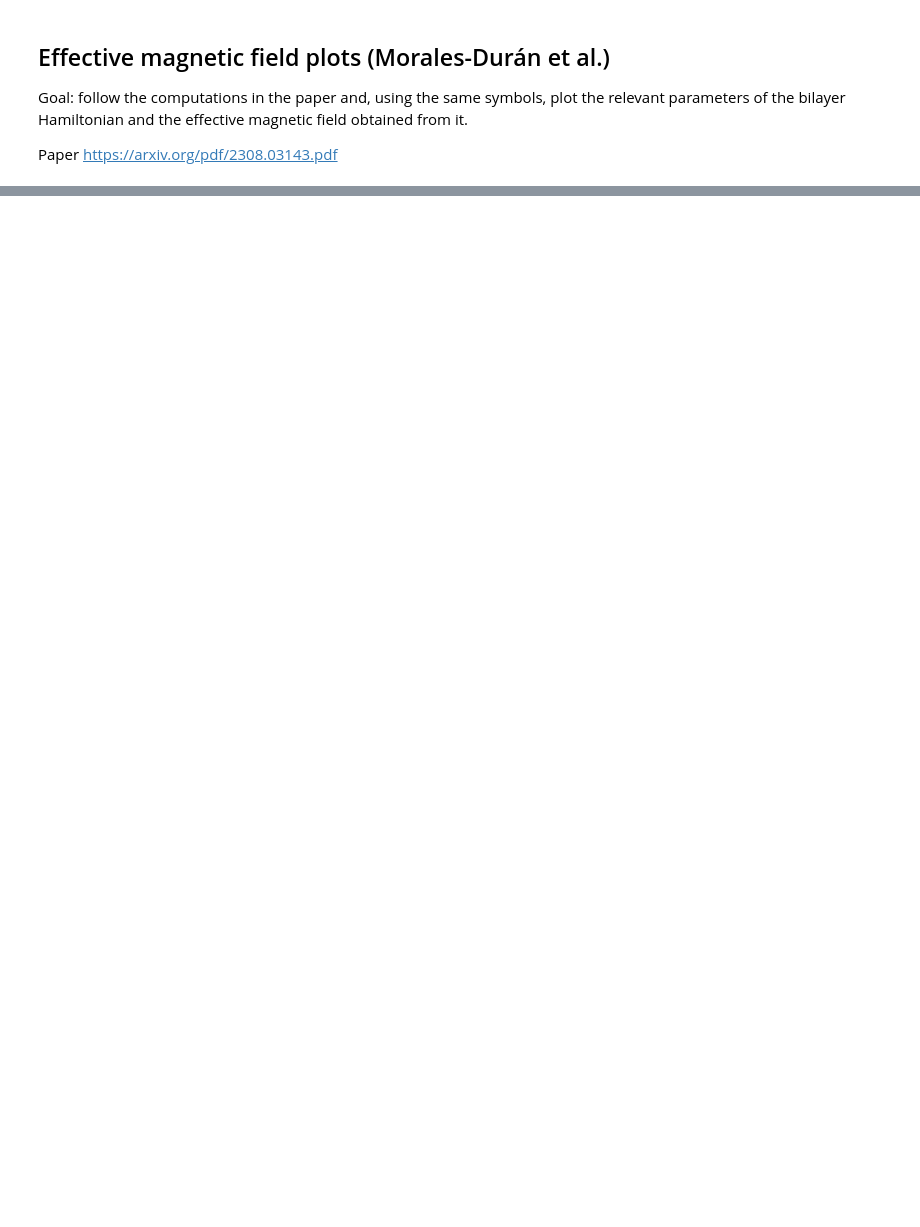
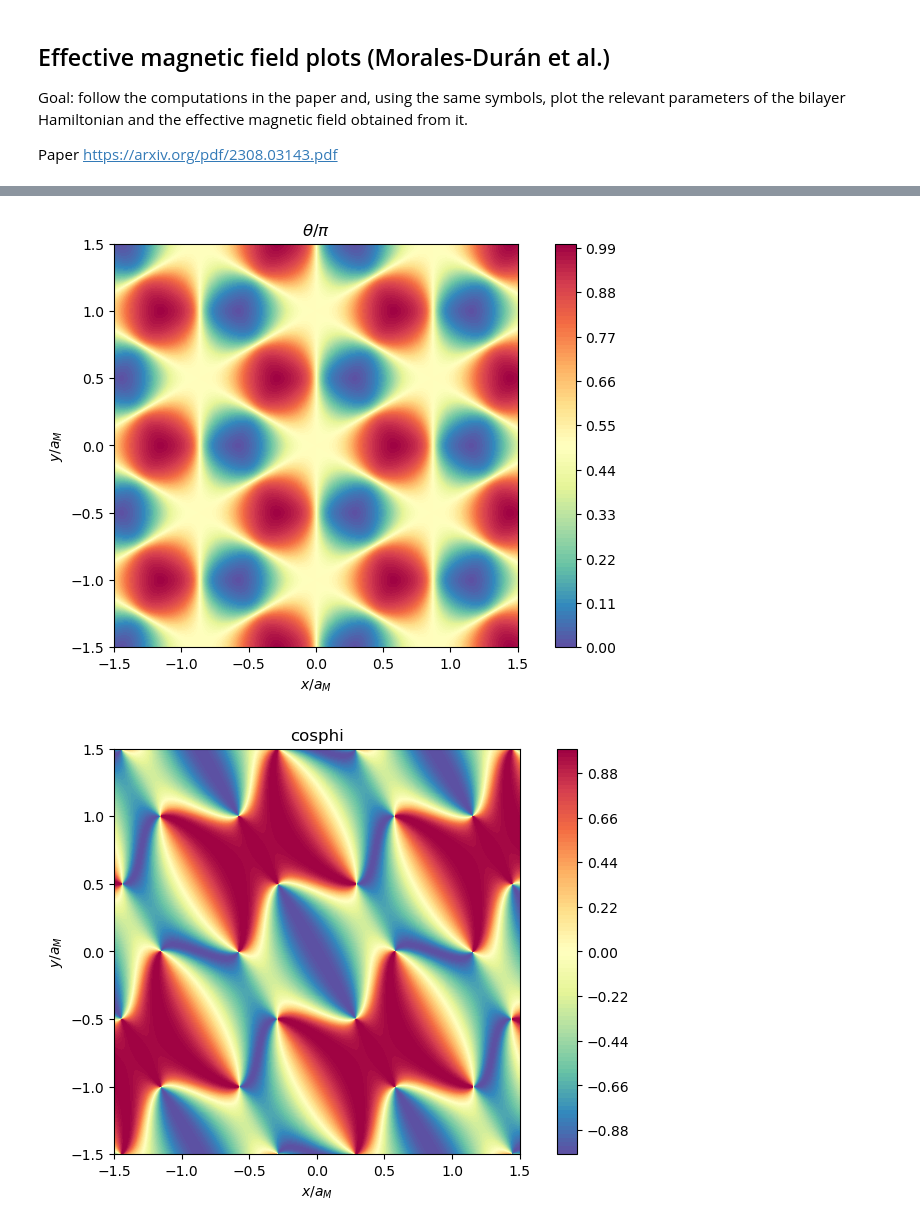
Before and after one commit to DaanTimmers/DT_Part_III_Project, a Jupyter notebook: Gauge field.ipynb, the cells around one changed output, grey strips where cells are left out. Saved outputs shown, nothing was run; the diff lists cells and outputs as text; code cells hidden in the pictures; blank space fills up the shorter version.

```diff
--- a/Gauge field.ipynb
+++ b/Gauge field.ipynb
@@ -55,0 +205,7 @@ A.plot(Del_b)
+# %%
+bilayer.plot('theta', 100)
+bilayer.plot('cosPhi', 100)
+bilayer.plot('sinPhi', 100)
+# %% [output]
+[figure, added]
+[figure, added]
```
Also changed, not shown: parts of 7 cells of this notebook, 1 other file.
